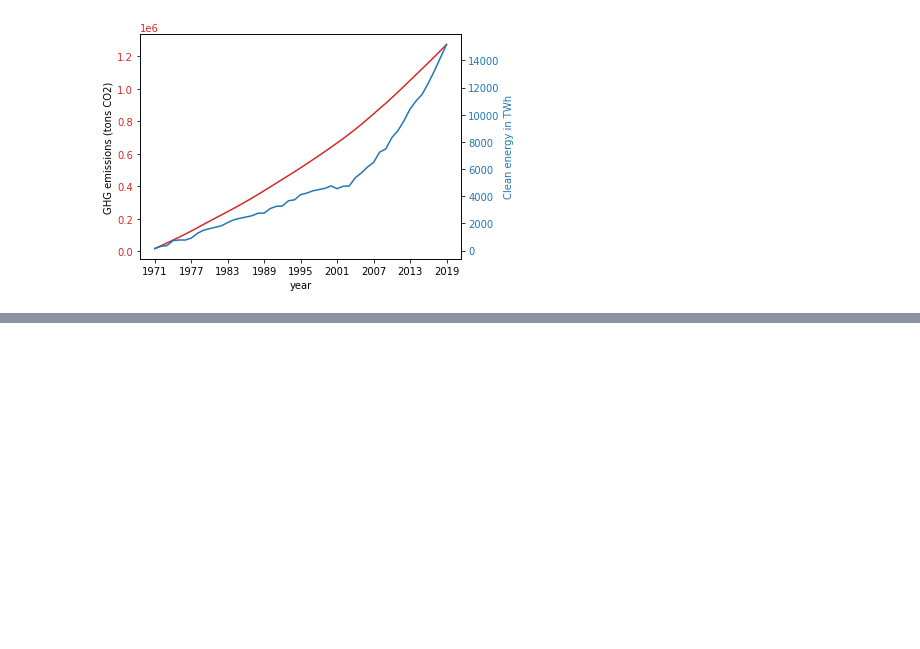
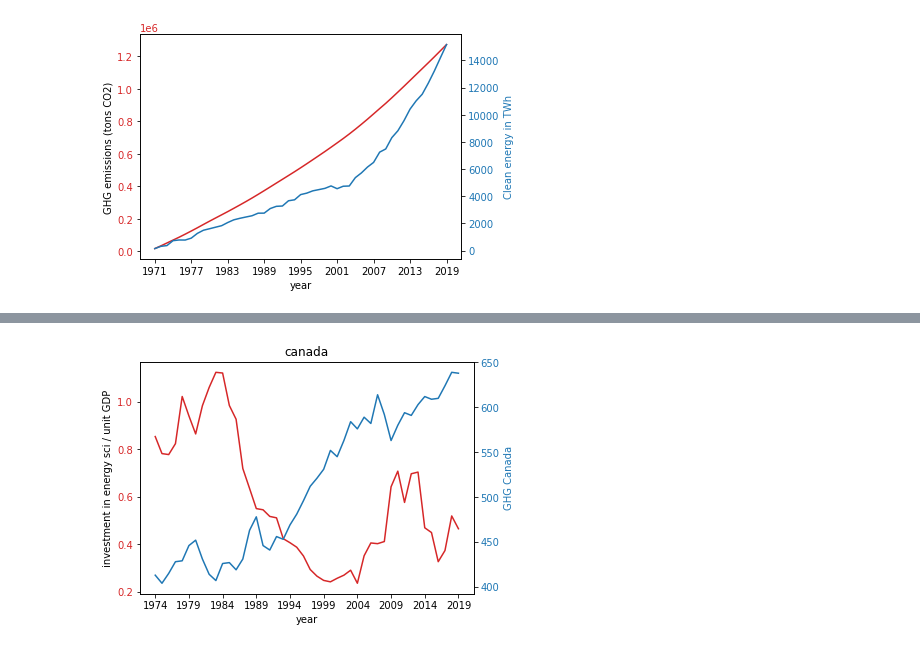
Before and after one commit to Adam-Omarali/BDC-Energy, a Jupyter notebook: BDCMain.ipynb, the cells around one changed output, grey strips where cells are left out. Drawn from its saved outputs; the diff is of its cells as text; code cells hidden in the pictures; blank space fills up the shorter version.

```diff
--- a/BDCMain.ipynb
+++ b/BDCMain.ipynb
@@ -135,0 +216,46 @@ nan
+# %%
+rd_ca = df[df['Country'] == "Canada"]
+
+rd_ca_gdp = rd_ca[rd_ca['Indicator'] == "Nominal GDP NC (millions)"]
+rd_ca_rdd = rd_ca[rd_ca['Indicator'] == "Energy Technology RD&D Budget NC(millions) "]
+rd_ca_perUnit = rd_ca[rd_ca['Indicator'] == "RD&D per thousand units of GDP "]
+# %%
+rddUnitList = rd_ca_perUnit.values.tolist()
+rddUnitList = rddUnitList[0][2:-1]
+for i in range(len(rddUnitList)):
+    rddUnitList[i] = float(rddUnitList[i])
+newYearsList = yearsList[3:]
+# %%
+GDPCanada = rd_ca_gdp.values.tolist()
+GDPCanada = GDPCanada[0][2:-1]
+for i in range(len(GDPCanada)):
+    GDPCanada[i] = round(float(GDPCanada[i]), 2)
+# %%
+canadaGhgNew = canadaGhg[2:-1]
+canadaGhgNew = canadaGhgNew.values.tolist()
+canadaGhgNew = canadaGhgNew
+for i in range(len(canadaGhgNew)):
+    canadaGhgNew[i] = float(canadaGhgNew[i][0])
+# %%
+fig, ax1 = pyplot.subplots()
+
+color = 'tab:red'
+
+ax1.set_xlabel("year")
+ax1.set_ylabel("investment in energy sci / unit GDP")
+ax1.plot(newYearsList, rddUnitList, color=color)
+ax1.xaxis.set_major_locator(pyplot.MaxNLocator(10))
+ax1.tick_params(axis='y', labelcolor=color)
+
+ax2 = ax1.twinx()  # instantiate a second axes that shares the same x-axis
+
+color = 'tab:blue'
+ax2.set_ylabel('GHG Canada', color=color)  # we already handled the x-label with ax1
+ax2.plot(newYearsList, canadaGhgNew, color=color)
+ax2.tick_params(axis='y', labelcolor=color)
+
+fig.tight_layout()  # otherwise the right y-label is slightly clipped
+pyplot.title("canada")
+pyplot.show()
+# %% [output]
+[figure, added]
```
Also changed, not shown: parts of 29 cells of this notebook.
